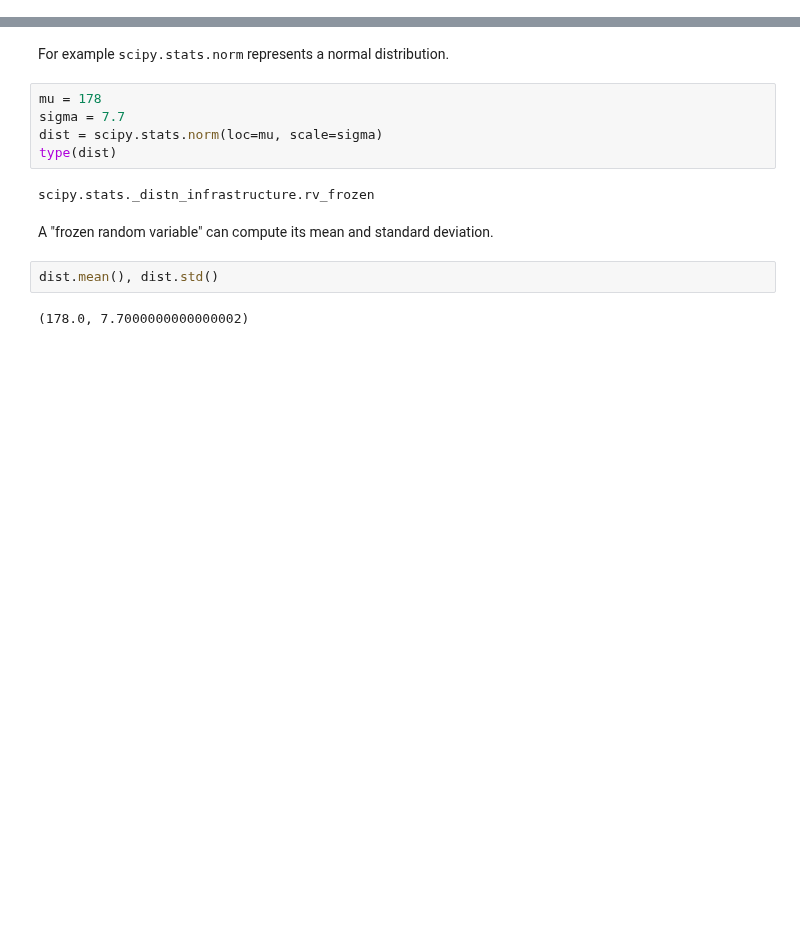
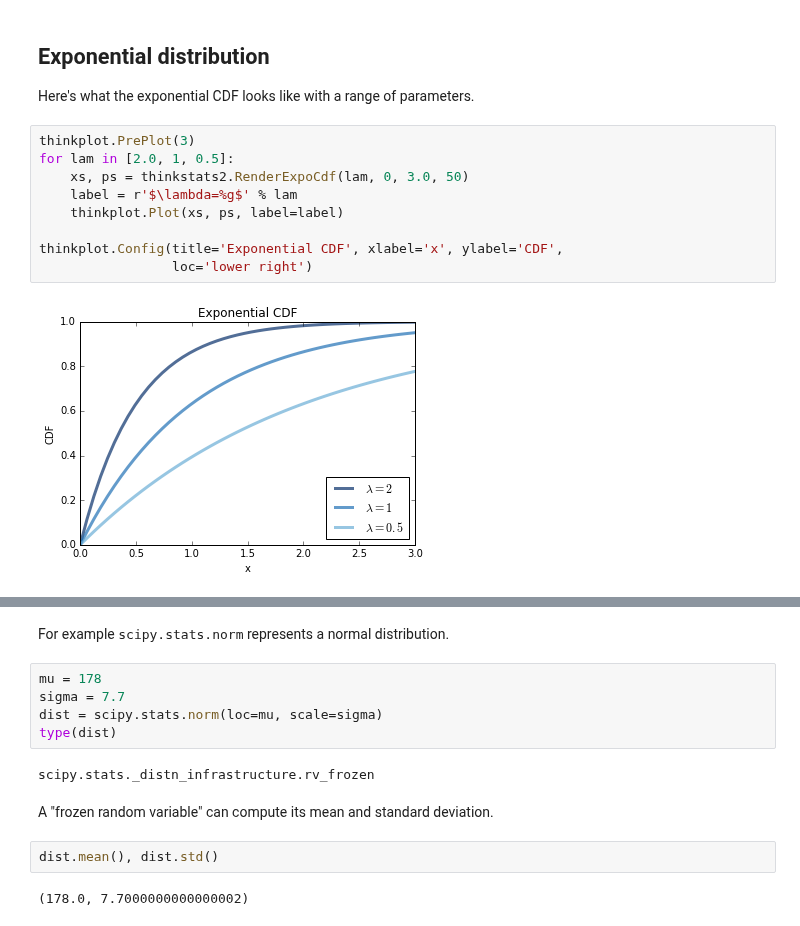
Before and after one commit to AllenDowney/ThinkStats2, a Jupyter notebook: code/chap05soln.ipynb, the cells around one changed output, grey strips where cells are left out. Drawn from its saved outputs; the diff is of its cells as text; blank space fills up the shorter version.

```diff
--- a/code/chap05soln.ipynb
+++ b/code/chap05soln.ipynb
@@ -5,0 +22,15 @@ from __future__ import print_function, division
+# %% [markdown]
+## Exponential distribution
+
+Here's what the exponential CDF looks like with a range of parameters.
+# %%
+thinkplot.PrePlot(3)
+for lam in [2.0, 1, 0.5]:
+    xs, ps = thinkstats2.RenderExpoCdf(lam, 0, 3.0, 50)
+    label = r'$\lambda=%g$' % lam
+    thinkplot.Plot(xs, ps, label=label)
+
+thinkplot.Config(title='Exponential CDF', xlabel='x', ylabel='CDF',
+                 loc='lower right')
+# %% [output]
+[figure, added]
```
Also changed, not shown: parts of 100 cells of this notebook, 1 other file.
